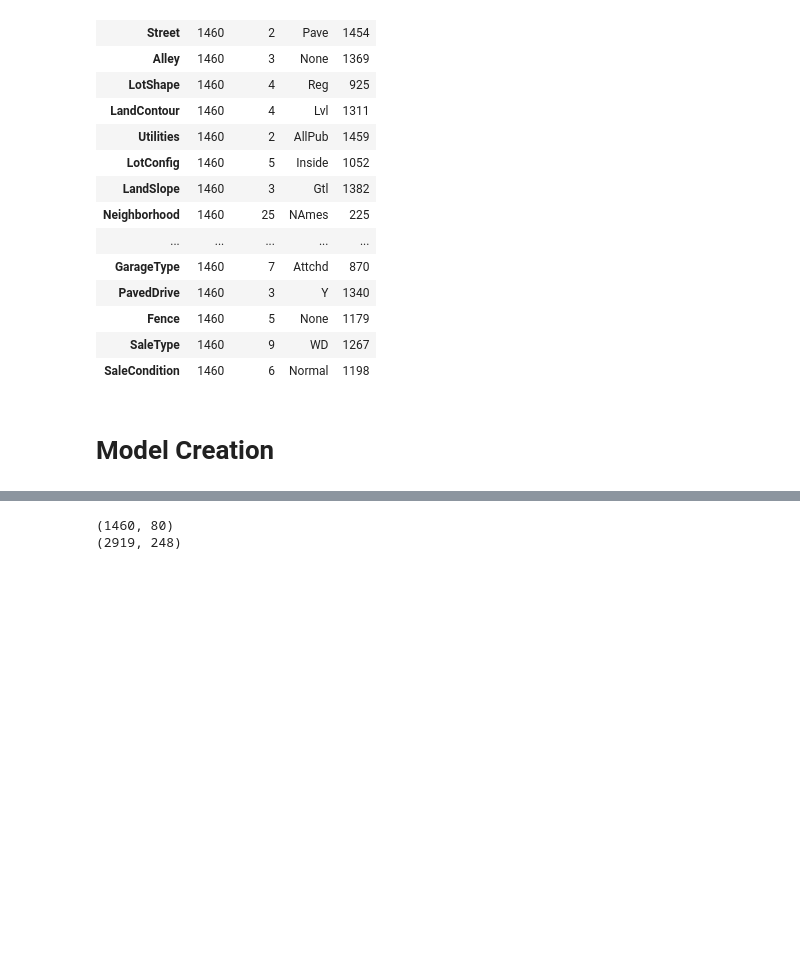
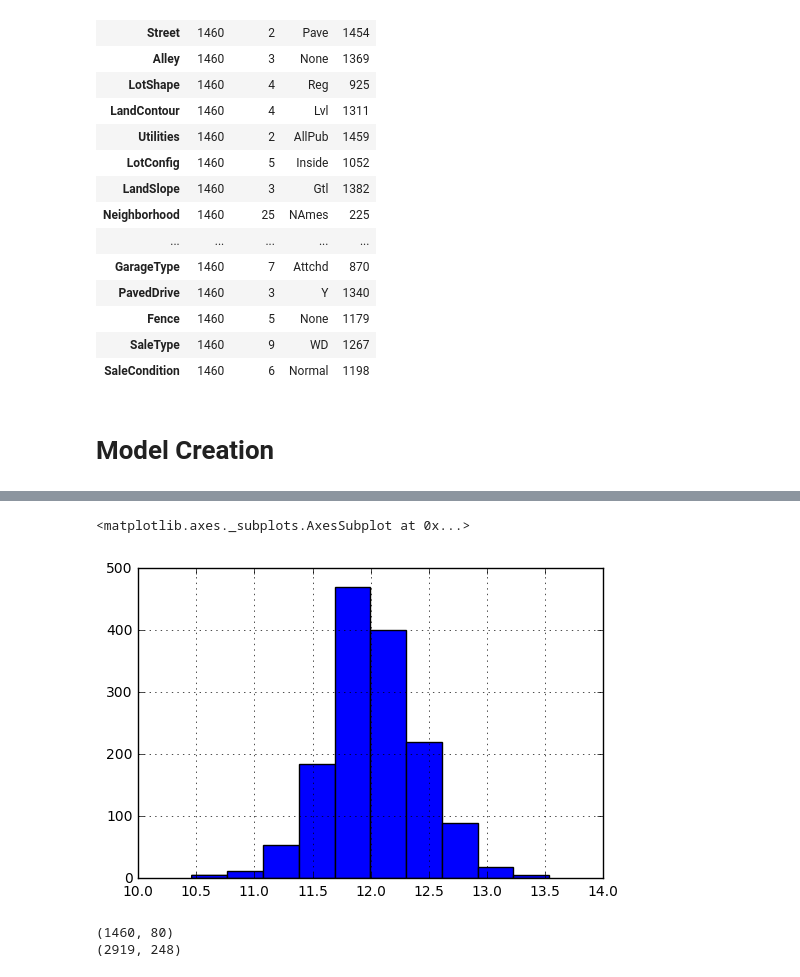
Before and after one commit to jmpounders/kaggle_homeprices, a Jupyter notebook: HomePricePrediction.ipynb, the cells around one changed output, grey strips where cells are left out. Drawn from its saved outputs; the diff is of its cells as text; code cells hidden in the pictures; blank space fills up the shorter version.

```diff
--- a/HomePricePrediction.ipynb
+++ b/HomePricePrediction.ipynb
@@ -341,6 +349,10 @@ df_test = X[test_set].copy()
 y0 = y
 # %%
 y = np.log(y0)
+y.hist()
+# %% [output]
+<matplotlib.axes._subplots.AxesSubplot at 0x...>
+[figure, added]
 # %%
 print df[training_set].shape
 print X.shape
```
Also changed, not shown: parts of 12 cells of this notebook.
